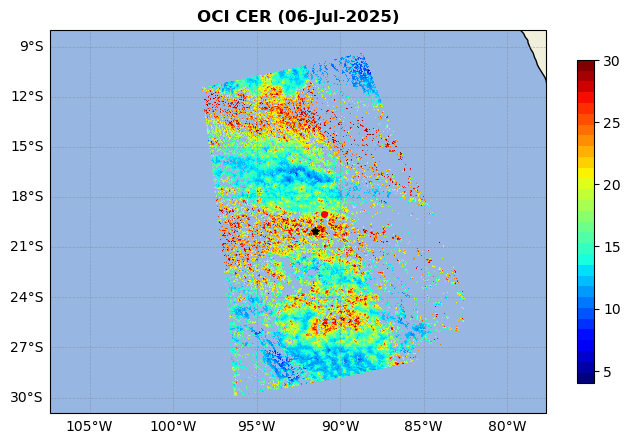
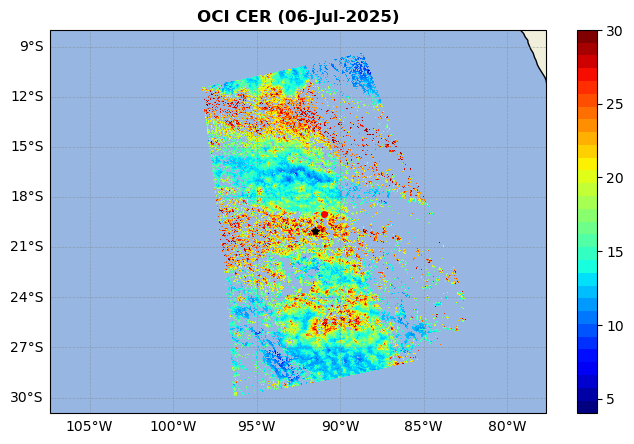
The change to this notebook cell's code, shown as a diff; its figure went from the first image to the second:
--- before
+++ after
@@ -8,4 +8,5 @@
 mat = ax.pcolormesh(OCI_CLD.ds.longitude.values, OCI_CLD.ds.latitude.values, data, transform=ccrs.PlateCarree(),
                      cmap=cmap, vmin=4, vmax= 30, shading="nearest", rasterized=True)
+
 ax.plot(OCI_CLD.ds.longitude.values[y0, x0], OCI_CLD.ds.latitude.values[y0, x0], marker='o', color='r',
         markersize=4, transform=ccrs.PlateCarree(), zorder=5)
@@ -23,13 +24,11 @@
 gl.right_labels = False
 
-cax = plt.colorbar(mat, ax=ax, shrink=0.7)
-# cax = plt.colorbar(mat, ax=ax, ticks=np.arange(vmin, vmax + 1, 5))
-# cax = plt.colorbar(mat, ax=ax, ticks = np.linspace(vmin, vmax, num=int((vmax - vmin) / 5) + 1))
+cax = plt.colorbar(mat, ax=ax, shrink=0.83)
 
-print(f'CER of pixel red: {OCI_CLD.ds.cer_21_water_cloud[y0,x0].values:.2f} μm')
-print(f'COT of pixel red: {OCI_CLD.ds.cot_21_water_cloud[y0,x0].values:.2f}')
+print(f'CER of pixel red: {OCI_CLD.ds.cer_21_water_cloud[y0, x0].values:.2f} μm')
+print(f'COT of pixel red: {OCI_CLD.ds.cot_21_water_cloud[y0, x0].values:.2f}')
 print('')
-print(f'CER of pixel black: {OCI_CLD.ds.cer_21_water_cloud[y1,x1].values:.2f} μm')
-print(f'COT of pixel black: {OCI_CLD.ds.cot_21_water_cloud[y1,x1].values:.2f}')
+print(f'CER of pixel black: {OCI_CLD.ds.cer_21_water_cloud[y1, x1].values:.2f} μm')
+print(f'COT of pixel black: {OCI_CLD.ds.cot_21_water_cloud[y1, x1].values:.2f}')
 
 # plt.savefig("Map_OCI.png", dpi=500, bbox_inches="tight")

Commit: updated Analysis